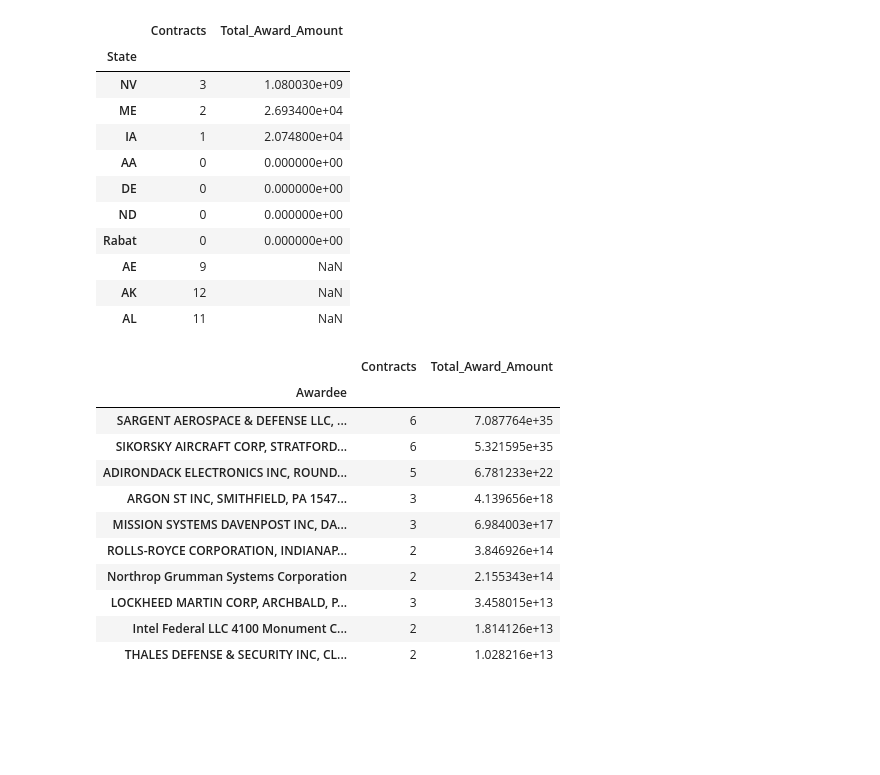
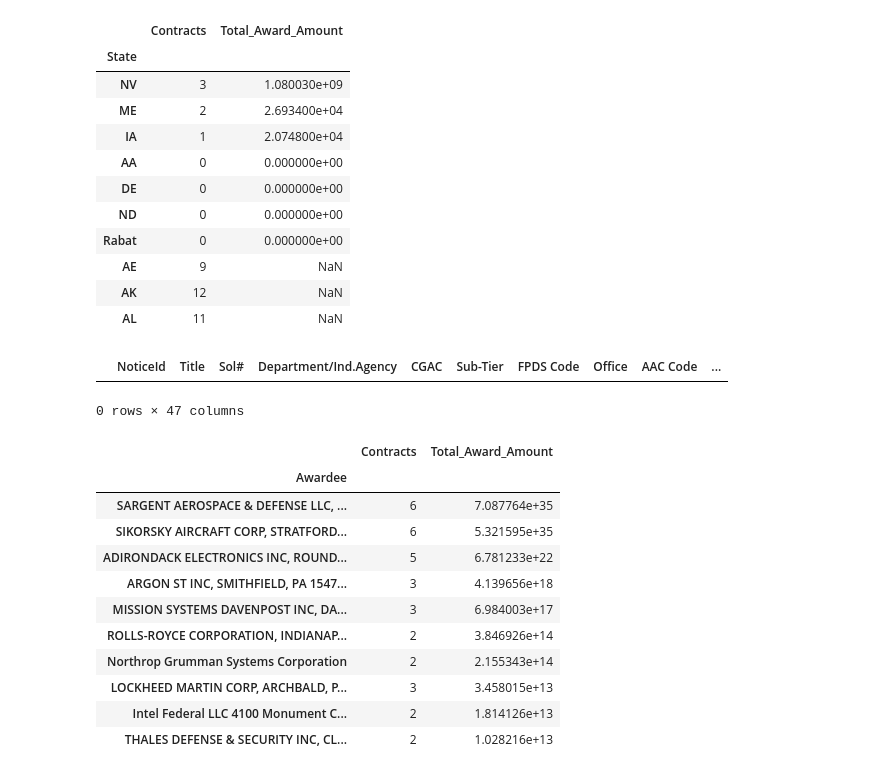
Before and after one commit to LNshuti/usgov-contracts-rag, a Jupyter notebook: src/notebooks/summarize_contracts_data.ipynb, the cells around one changed output. Cells and saved outputs as stored; diff of their text form; code cells hidden in the pictures; blank space fills up the shorter version.

```diff
--- a/src/notebooks/summarize_contracts_data.ipynb
+++ b/src/notebooks/summarize_contracts_data.ipynb
@@ -65,6 +65,12 @@ AP            18  20343671.92763836.29383529.7725159181.96251591...
 | AE | 9 | NaN |
 | AK | 12 | NaN |
 | AL | 11 | NaN |
+# %%
+sargent_awardee = df[df['Awardee'].str.contains('SARGENT', na=False)]
+sargent_awardee
+# %% [output]
+|  | NoticeId | Title | Sol# | Department/Ind.Agency | CGAC | Sub-Tier | FPDS Code | Office | AAC Code | ... |
+0 rows × 47 columns
 # %%
 # Summarize the dataset by awardee, focusing on the number of contracts and total award amount per awardee
 summary_by_awardee = df.groupby('Awardee').agg(Contracts=('AwardNumber', 'count'), Total_Award_Amount=('Award$', 'sum'))
```
Also changed, not shown: parts of 2 cells of this notebook.
